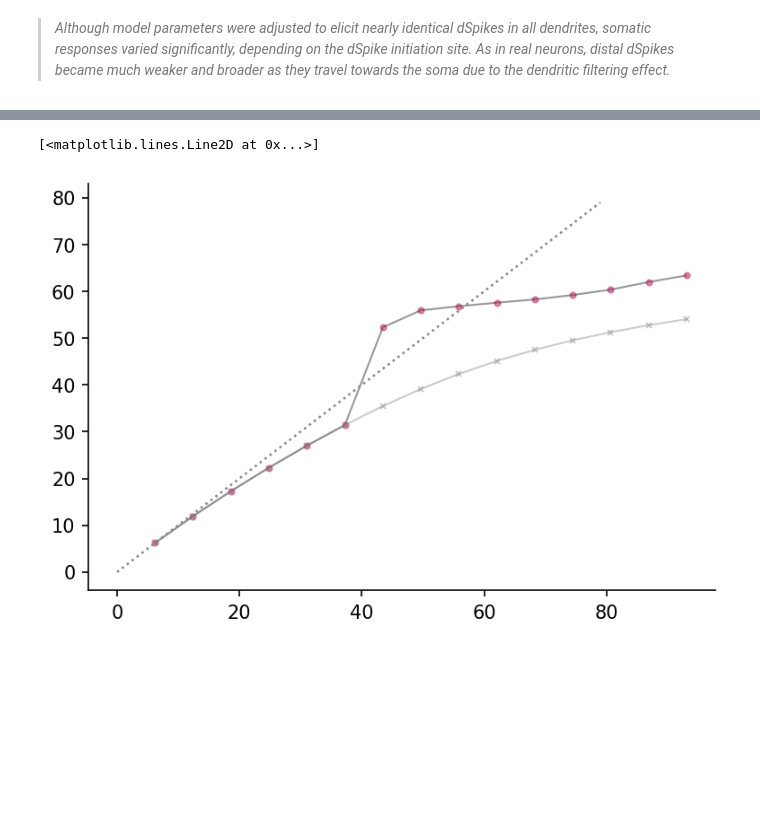
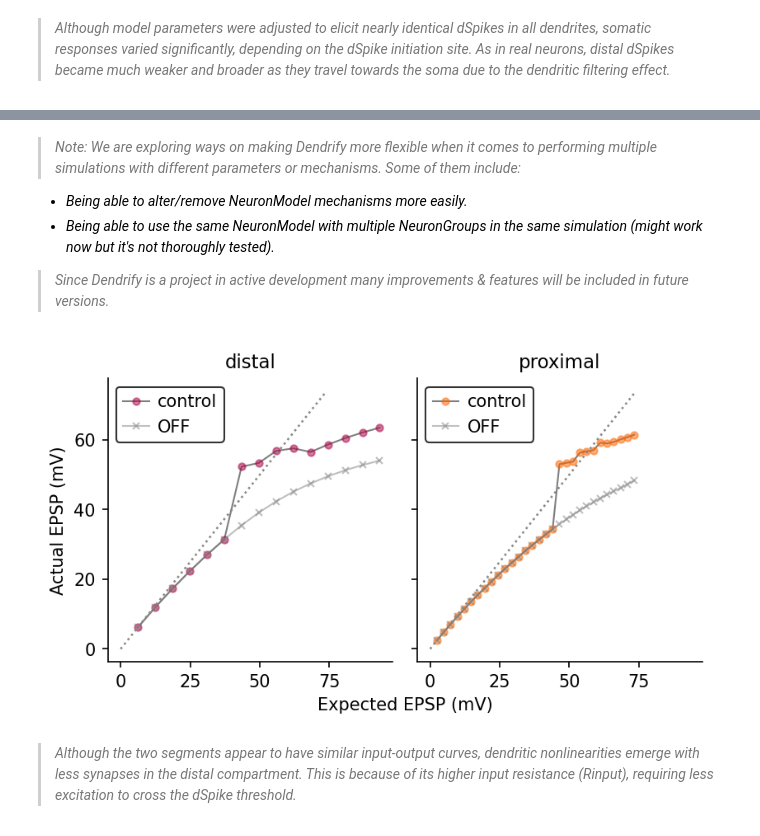
Before and after one commit to mpgl/dendrify-old-see-readme, a Jupyter notebook: Fig4-notebook.ipynb, the cells around one changed output, grey strips where cells are left out. Cells and saved outputs as stored; diff of their text form; code cells hidden in the pictures; blank space fills up the shorter version.

Commit message:
Final version of fig4 notebook

```diff
--- a/Fig4-notebook.ipynb
+++ b/Fig4-notebook.ipynb
@@ -225,3 +269,8 @@ fig.tight_layout()
+# %%
+# set monitors to record membrane voltages and run simulation
+M = b.StateMonitor(pyr_group2, ["V_dist"], record=True)
+b.run(200 *ms)
+vd = M.V_dist/mV
 # %%
 # create a new Brian NeuronGroup and link it to the existing NeuronModel
 b.start_scope()    # allows running separate simulations in the same notebook
@@ -253 +296,7 @@ vd = M.V_dist/mV
+# %% [markdown]
+> *Note: We are exploring ways on making Dendrify more flexible when it comes to performing multiple simulations with different parameters or mechanisms. Some of them include:*
+- *Being able to alter/remove NeuronModel mechanisms more easily.*
+- *Being able to use the same NeuronModel with multiple NeuronGroups in the same simulation (might work now but it's  not thoroughly tested).*
+>
+> *Since Dendrify is a project in active development many improvements & features will be included in future versions.*
 # %%
@@ -292,8 +351,47 @@ expected_ttx = b.linspace(1, Nsyn, Nsyn) * unitary_ttx
-# %%
-b.plot(expected, peaks, "o-", ms=3, c='black', lw=1, mfc='#aa0044ff',
-          mec='#aa0044ff', alpha=0.4, label='control')
-b.plot(expected_ttx, peaks_ttx, "x-", ms=3, c='gray', lw=1, alpha=0.4, label='OFF')
-b.plot(range(80), range(80), c='#888a85ff', ls=':' )
-# %% [output]
-[<matplotlib.lines.Line2D at 0x...>]
-[figure, removed]
+# %%
+# @title Plot expected vs actual
+time = M.t/ms
+
+peaks_d = [max(v)+70 for v in vd]
+unitary_d = peaks_d[0]
+expected_d = b.linspace(1, Nsyn_d, Nsyn_d) * unitary_d
+
+peaks_d_ttx = [max(v)+70 for v in vd_ttx]
+unitary_d_ttx = peaks_d_ttx[0]
+expected_d_ttx = b.linspace(1, Nsyn_d, Nsyn_d) * unitary_d_ttx
+
+peaks_p = [max(v)+70 for v in vp]
+unitary_p = peaks_p[0]
+expected_p = b.linspace(1, Nsyn_p, Nsyn_p) * unitary_p
+
+peaks_p_ttx = [max(v)+70 for v in vp_ttx]
+unitary_p_ttx = peaks_p_ttx[0]
+expected_p_ttx = b.linspace(1, Nsyn_p, Nsyn_p) * unitary_p_ttx
+
+fig, axes = b.subplots(1, 2, sharex=True, sharey=True, figsize=[6,3.5])
+ax0, ax1 = axes
+
+ax0.plot(expected_d, peaks_d, "o-", ms=4, c='black', lw=1, mfc='#aa0044ff',
+          mec='#aa0044ff', alpha=0.5, label='control')
+ax0.plot(expected_d_ttx, peaks_d_ttx, "x-", ms=4, c='gray', lw=1, alpha=0.5, label='OFF')
+ax0.plot(range(75), range(75), c='#888a85ff', ls=':' )
+ax0.set_ylabel('Actual EPSP (mV)')
+ax0.set_title('distal')
+ax0.legend()
+
+ax1.plot(expected_p, peaks_p, "o-", ms=4, c='black', lw=1, mfc='#ff6600ff',
+          mec='#ff6600ff', alpha=0.5, label='control')
+ax1.plot(expected_p_ttx, peaks_p_ttx, "x-", ms=4, c='gray', lw=1, alpha=0.5, label='OFF')
+ax1.plot(range(75), range(75), c='#888a85ff', ls=':' )
+ax1.set_title('proximal')
+ax1.legend()
+
+secret_ax = fig.add_subplot(111, frameon=False)
+secret_ax.tick_params(labelcolor='none', which='both', bottom=False, left=False)
+secret_ax.set_xlabel('Expected EPSP (mV)')
+
+fig.tight_layout()
+# %% [output]
+[figure, added]
+# %% [markdown]
+> *Although the two segments appear to have similar input-output curves, dendritic nonlinearities emerge with less synapses in the distal compartment. This is because of its higher input resistance (Rinput), requiring less excitation to cross the dSpike threshold.*
```
Also changed, not shown: parts of 17 cells of this notebook.
